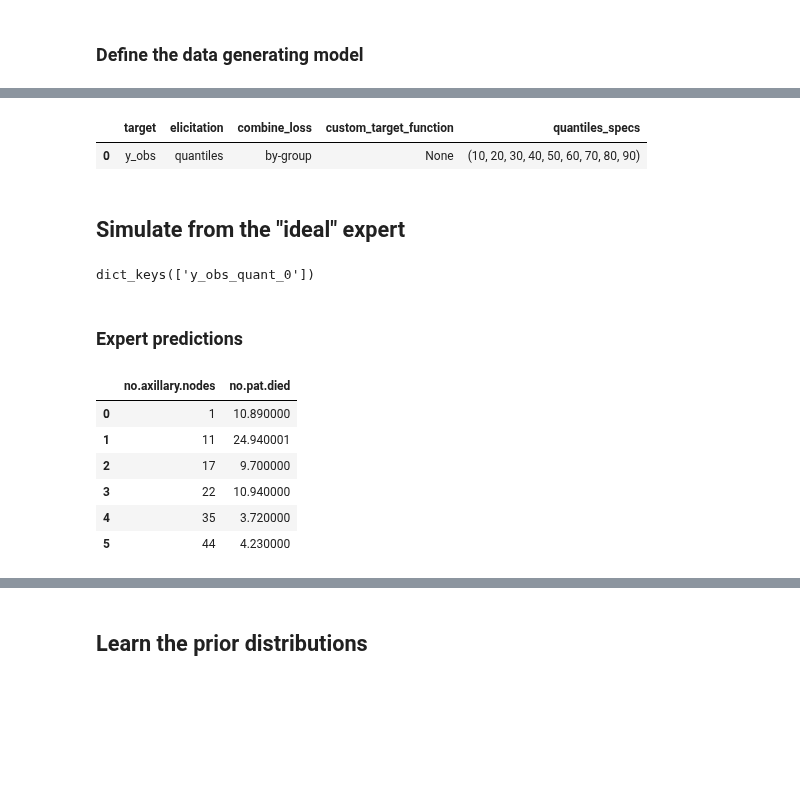
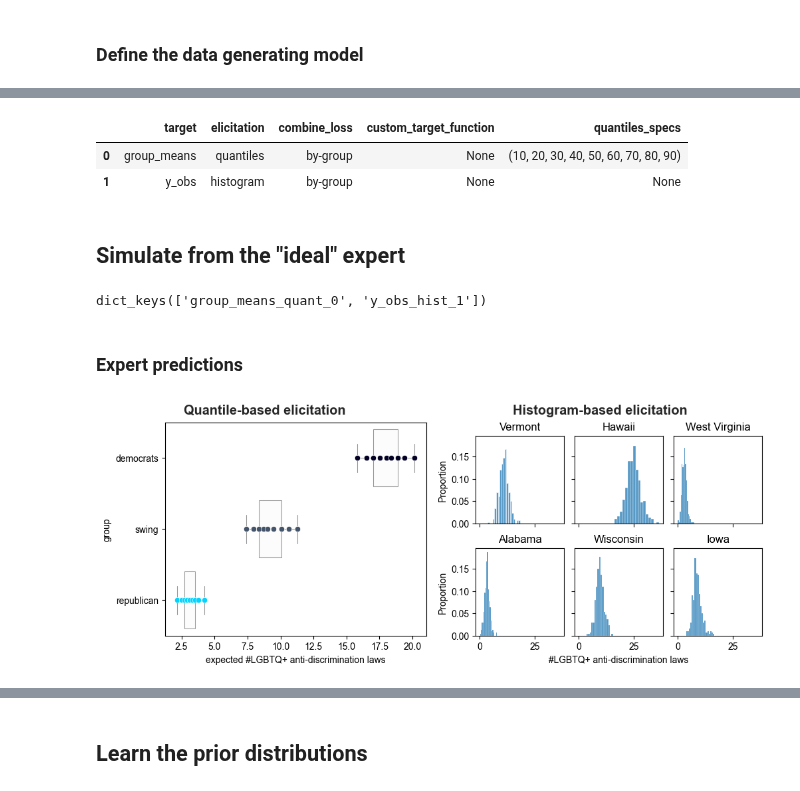
Before and after one commit to prior-elicitation-methods/PriorLearning, a Jupyter notebook: doc/source/case_studies/cs_poisson.ipynb, the cells around one changed output, grey strips where cells are left out. Cells and saved outputs as stored; diff of their text form; code cells hidden in the pictures; blank space fills up the shorter version.

```diff
--- a/doc/source/case_studies/cs_poisson.ipynb
+++ b/doc/source/case_studies/cs_poisson.ipynb
@@ -157,42 +162,43 @@ class GenerativeModel(tf.Module):
 # %%
+# upper threshold value
+u_thres = 110
 # specify target quantity, elicitation technique and loss combination
-t1 = target_config(target="y_obs",
+t1 = target_config(target="group_means",
                    elicitation = "quantiles",
                    combine_loss = "by-group",
                    quantiles_specs = (10, 20, 30, 40, 50, 60, 70, 80, 90))
+t2 = target_config(target="y_obs",
+                   elicitation = "histogram",
+                   combine_loss = "by-group")
 
-target_info = target_input(t1)
+target_info = target_input(t1, t2)
 
 # print summary of expert input
-pd.DataFrame(target_info)
+print_target_info(target_info)
 # %% [output]
 |  | target | elicitation | combine_loss | custom_target_function | quantiles_specs |
-| 0 | y_obs | quantiles | by-group | None | (10, 20, 30, 40, 50, 60, 70, 80, 90) |
+| 0 | group_means | quantiles | by-group | None | (10, 20, 30, 40, 50, 60, 70, 80, 90) |
+| 1 | y_obs | histogram | by-group | None | None |
 # %% [markdown]
 ## Simulate from the "ideal" expert
 # %%
 expert_res_list, prior_pred_res = expert_model(1, user_config["rep"],
-                                   parameters_dict, GenerativeModel, target_info,
-                                   method = "ideal_expert",
-                                   dmatrix = dmatrix_exp,
-                                   total_count = 110)
+                                               parameters_dict, GenerativeModel, target_info,
+                                               method = "ideal_expert",
+                                               dmatrix = dmatrix_exp,
+                                               dmatrix_fct = dmatrix_fct,
+                                               cmatrix = cmatrix,
+                                               total_count = u_thres)
 
 # elicited statistics from the (ideal) expert
 expert_res_list.keys()
 # %% [output]
-dict_keys(['y_obs_quant_0'])
+dict_keys(['group_means_quant_0', 'y_obs_hist_1'])
 # %% [markdown]
 ### Expert predictions
 # %%
 # number of patients who died within five years out of 𝑇 = 100 trials
 # for 0, 5, 10, 15, 20, 25, 30 axillary nodes
-tab_expert_pred(expert_res_list['y_obs_quant_0'],
-                selected_obs = [1, 11, 17, 22, 35, 44])
+plot_expert_pred_poisson(expert_res_list, names_states)
 # %% [output]
-|  | no.axillary.nodes | no.pat.died |
-| 0 | 1 | 10.890000 |
-| 1 | 11 | 24.940001 |
-| 2 | 17 | 9.700000 |
-| 3 | 22 | 10.940000 |
-| 4 | 35 | 3.720000 |
-| 5 | 44 | 4.230000 |
+[figure, added]
```
Also changed, not shown: parts of 16 cells of this notebook, 8 other files.
